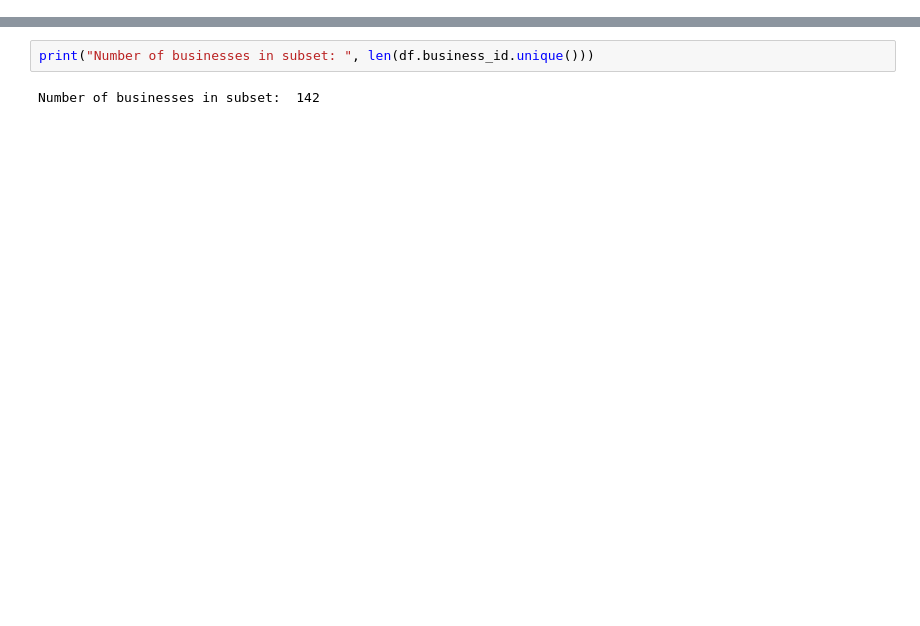
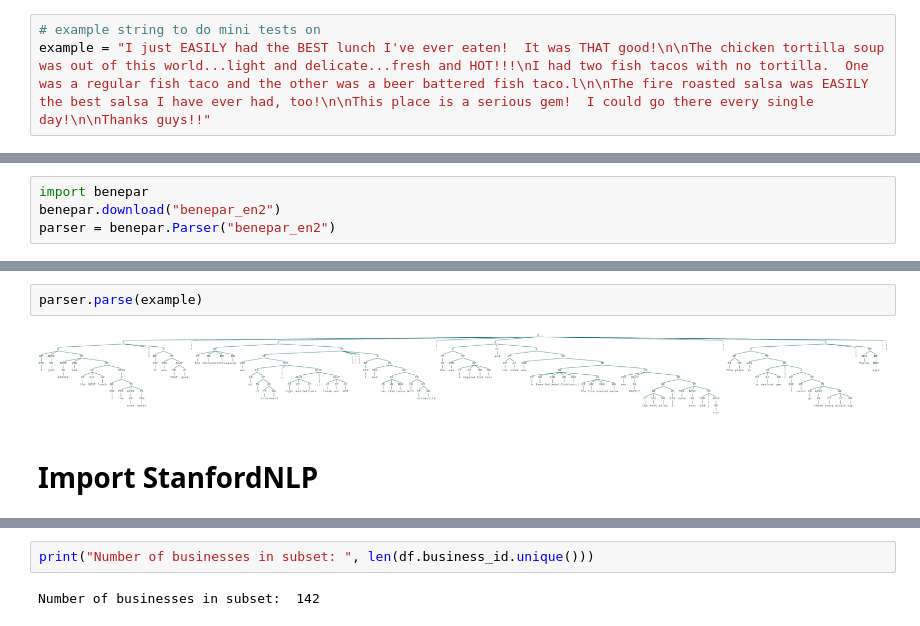
Before and after one commit to timjaya/neoway-brand-sentiment, a Jupyter notebook: analysis/final_validation.ipynb, the cells around one changed output, grey strips where cells are left out. Cells and saved outputs as stored; diff of their text form; blank space fills up the shorter version.

```diff
--- a/analysis/final_validation.ipynb
+++ b/analysis/final_validation.ipynb
@@ -0,0 +1,3 @@
+# %%
+# example string to do mini tests on
+example = "I just EASILY had the BEST lunch I've ever eaten!  It was THAT good!\n\nThe chicken tortilla soup was out of this world...light and delicate...fresh and HOT!!!\nI had two fish tacos with no tortilla.  One was a regular fish taco and the other was a beer battered fish taco.l\n\nThe fire roasted salsa was EASILY the best salsa I have ever had, too!\n\nThis place is a serious gem!  I could go there every single day!\n\nThanks guys!!"
@@ -0,0 +6,4 @@
+# %%
+import benepar
+benepar.download("benepar_en2")
+parser = benepar.Parser("benepar_en2")
@@ -0,0 +17,6 @@
+# %%
+parser.parse(example)
+# %% [output]
+[figure, added]
+# %% [markdown]
+# Import StanfordNLP
```
Also changed, not shown: parts of 35 cells of this notebook.
